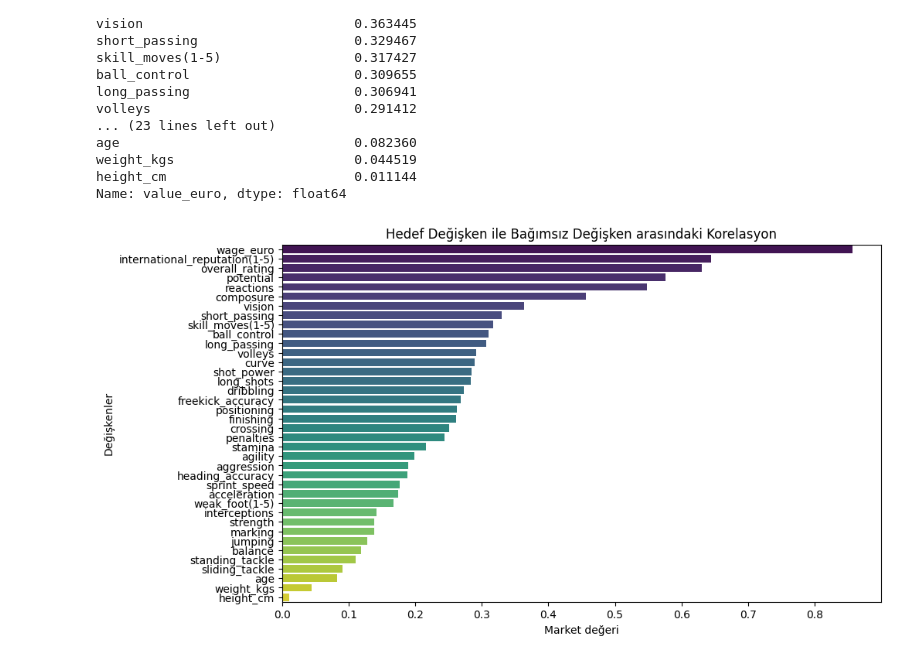
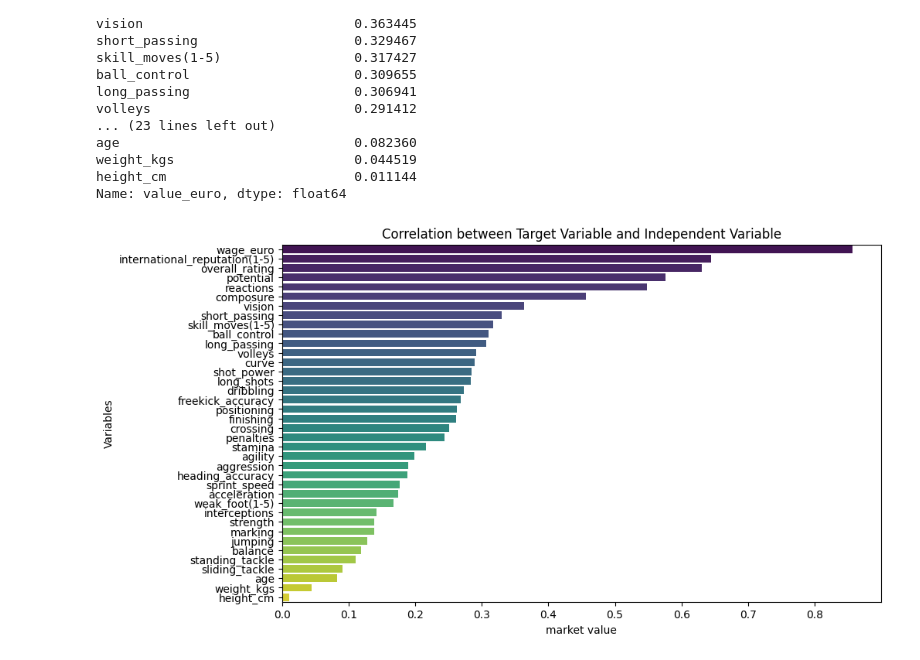
Before and after one commit to Gokhan-Balta/Value-Euro-Forecast, a Jupyter notebook: value_euro_forecast.ipynb, the cells around one changed output. Drawn from its saved outputs; the diff is of its cells as text; code cells hidden in the pictures.

Commit message:
fix graph2

```diff
--- a/value_euro_forecast.ipynb
+++ b/value_euro_forecast.ipynb
@@ -172,15 +172,15 @@ Name: value_euro, dtype: float64
 # %%
 #graph of correlation values
 plt.figure(figsize=(10, 6))
 sns.barplot(x=correlation_with_target.values,
             y=correlation_with_target.index,
-            hue=correlation_with_target.index,  # hue ekleniyor
+            hue=correlation_with_target.index,
             palette='viridis',
-            legend=False)  # Legend'i kapat
+            legend=False)
 
-plt.xlabel('Market değeri')
-plt.ylabel('Değişkenler')
-plt.title('Hedef Değişken ile Bağımsız Değişken arasındaki Korelasyon')
+plt.xlabel('market value')
+plt.ylabel('Variables')
+plt.title('Correlation between Target Variable and Independent Variable')
 plt.show()
 # %% [output]
-[figure, old version]
+[figure, new version]
```
